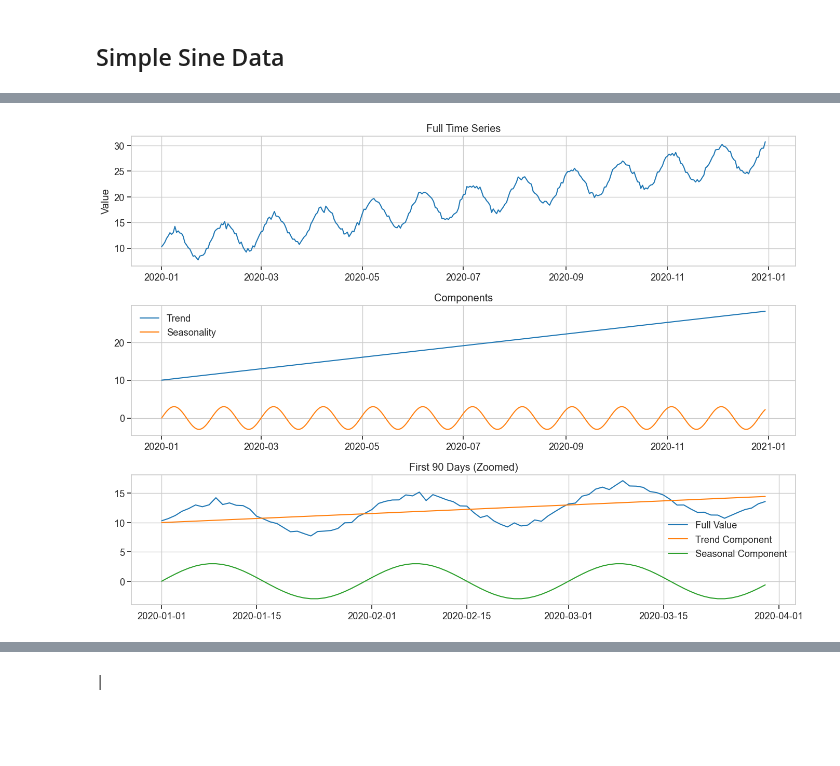
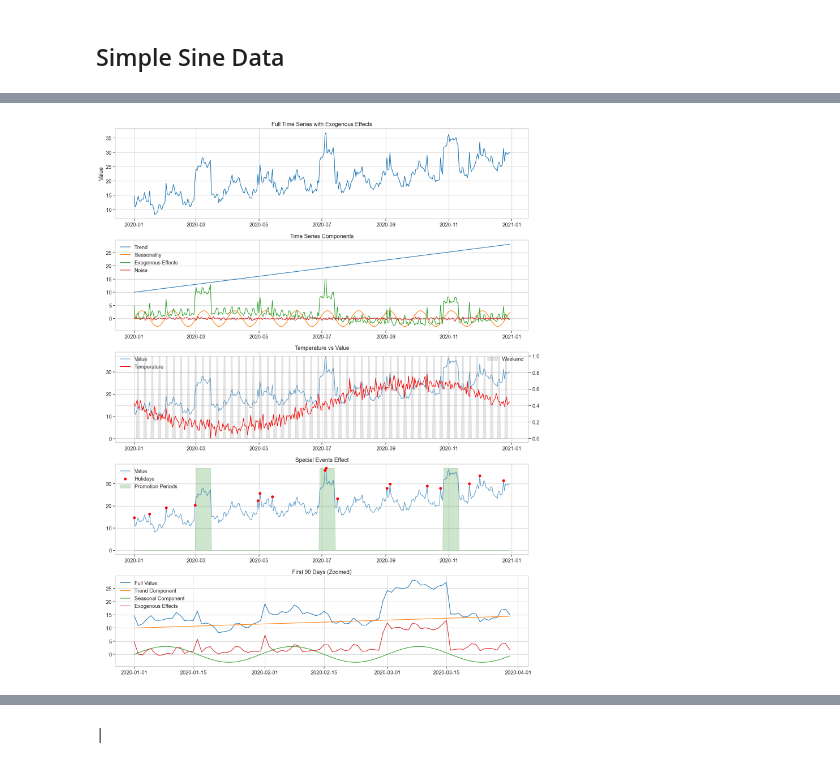
Before and after one commit to j85liu/bloomberg-time-series, a Jupyter notebook: test_standard_v1.ipynb, the cells around one changed output, grey strips where cells are left out. Saved outputs shown, nothing was run; the diff lists cells and outputs as text; code cells hidden in the pictures; blank space fills up the shorter version.

```diff
--- a/test_standard_v1.ipynb
+++ b/test_standard_v1.ipynb
@@ -77,53 +123,56 @@ df.head()
 # %%
-# Plot the data with exogenous variables
-plt.figure(figsize=(16, 16))
+# Plot the data with exogenous variable effects
+plt.figure(figsize=(16, 20))
 
 # Plot 1: Full time series
 plt.subplot(5, 1, 1)
 plt.plot(df.index, df['value'])
-plt.title('Full Time Series')
+plt.title('Full Time Series with Exogenous Effects')
 plt.ylabel('Value')
 
-# Plot 2: Components
+# Plot 2: Base components
 plt.subplot(5, 1, 2)
 plt.plot(df.index, df['trend'], label='Trend')
 plt.plot(df.index, df['seasonality'], label='Seasonality')
+plt.plot(df.index, df['exog_effects'], label='Exogenous Effects')
 plt.plot(df.index, df['noise'], label='Noise')
-plt.title('Main Components')
+plt.title('Time Series Components')
 plt.legend()
 
-# Plot 3: Calendar-based exogenous variables
+# Plot 3: Temperature effect
 plt.subplot(5, 1, 3)
-plt.plot(df.index, df['day_of_week_sin'], label='Day of Week (sin)', alpha=0.7)
-plt.plot(df.index, df['day_of_month_sin'], label='Day of Month (sin)', alpha=0.7)
-plt.plot(df.index, df['month_sin'], label='Month (sin)', alpha=0.7)
-plt.title('Calendar Exogenous Variables')
+plt.plot(df.index, df['value'], label='Value', alpha=0.7)
+plt.plot(df.index, df['temperature'], label='Temperature', color='red')
+plt.title('Temperature vs Value')
 plt.legend()
+plt.twinx()
+plt.fill_between(df.index, 0, df['is_weekend'], alpha=0.2, label='Weekend', color='gray')
+plt.legend(loc='upper right')
 
-# Plot 4: Temperature exogenous variable and holidays
+# Plot 4: Special events
 plt.subplot(5, 1, 4)
-plt.plot(df.index, df['temperature'], label='Temperature', color='orange')
+plt.plot(df.index, df['value'], label='Value', alpha=0.7)
 plt.scatter(df.index[df['is_holiday'] == 1],
-           df['temperature'][df['is_holiday'] == 1],
+           df['value'][df['is_holiday'] == 1],
            color='red', label='Holidays', zorder=5)
-plt.title('Temperature and Holidays')
+plt.fill_between(df.index, 0, df['is_promotion'] * max(df['value']),
+                alpha=0.2, label='Promotion Periods', color='green')
+plt.title('Special Events Effect')
 plt.legend()
 
 # Plot 5: Zoomed in view (first 90 days)
 plt.subplot(5, 1, 5)
 plt.plot(df.index[:90], df['value'][:90], label='Full Value')
 plt.plot(df.index[:90], df['trend'][:90], label='Trend Component')
 plt.plot(df.index[:90], df['seasonality'][:90], label='Seasonal Component')
-plt.scatter(df.index[:90][df['is_holiday'][:90] == 1],
-           df['value'][:90][df['is_holiday'][:90] == 1],
-           color='red', label='Holidays', zorder=5)
+plt.plot(df.index[:90], df['exog_effects'][:90], label='Exogenous Effects')
 plt.title('First 90 Days (Zoomed)')
 plt.legend()
 
 plt.tight_layout()
 plt.show()
 # %% [output]
-[figure, old version]
+[figure, new version]
 # %%
 # Import necessary libraries for training
 import torch.optim as optim
```
Also changed, not shown: parts of 3 cells of this notebook, 2 other files.
